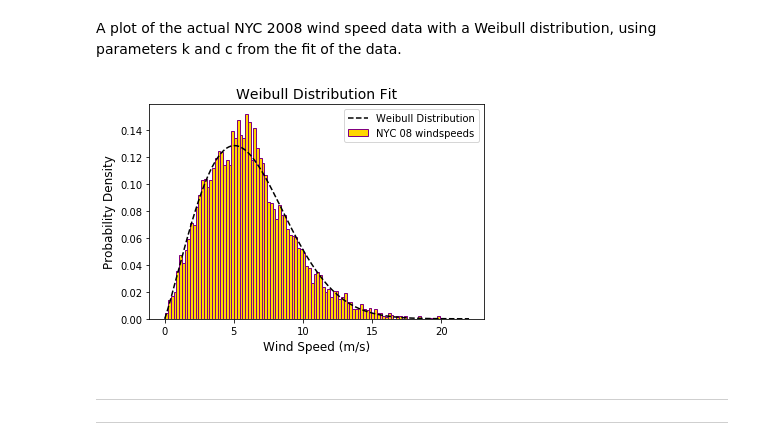
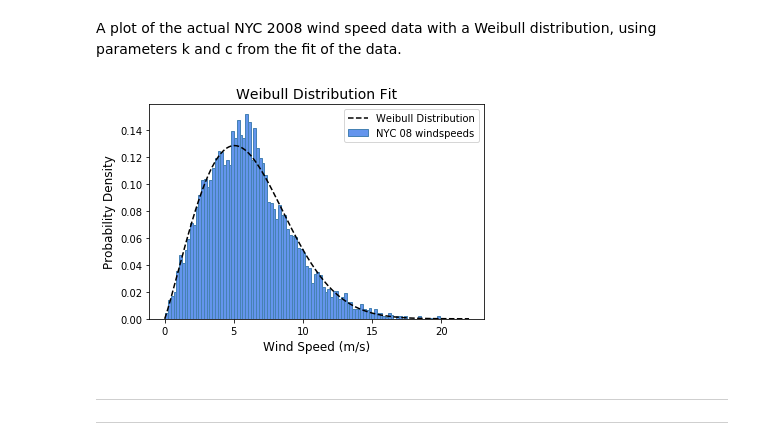
Before and after one commit to awoodwa/PlanIt, a Jupyter notebook: PlanIt/notebooks/windenergy_function.ipynb, the cells around one changed output. Drawn from its saved outputs; the diff is of its cells as text; code cells hidden in the pictures.

Commit message:
fixed up some of the markdown text and changed the plot colors to be more easily visible

```diff
--- a/PlanIt/notebooks/windenergy_function.ipynb
+++ b/PlanIt/notebooks/windenergy_function.ipynb
@@ -207,19 +207,19 @@ A plot of the actual NYC 2008 wind speed data with a Weibull distribution, using
 # %%
 xvals = np.linspace(0, 22, 300)
 
 plt.hist(NYC08_tseries, bins = 100, density = True,
-         label = 'NYC 08 windspeeds', color = 'gold',
-         edgecolor='purple')
+         label = 'NYC 08 windspeeds', color = 'cornflowerblue',
+         edgecolor='darkslate')
 Weibull_Distribution(alpha=coeff[1], beta=coeff[0]). \
                     PDF(xvals = xvals, label = 'Weibull Distribution',
                         color = 'black', linestyle='--')
 plt.title('Weibull Distribution Fit', fontsize = 14)
 plt.ylabel('Probability Density', fontsize = 12)
 plt.xlabel('Wind Speed (m/s)', fontsize = 12)
 plt.legend()
 plt.show()
 # %% [output]
-[figure, old version]
+[figure, new version]
 # %% [markdown]
 ----
 ----
```
Also changed, not shown: parts of 1 cell of this notebook.
